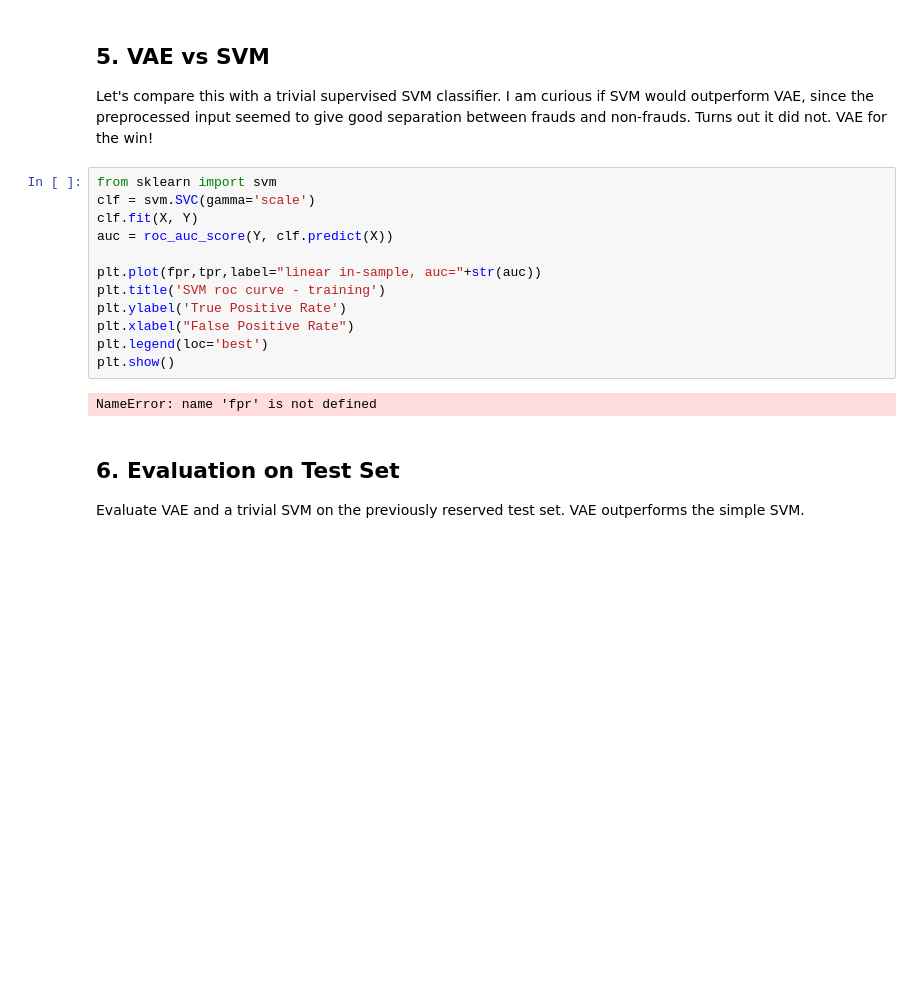
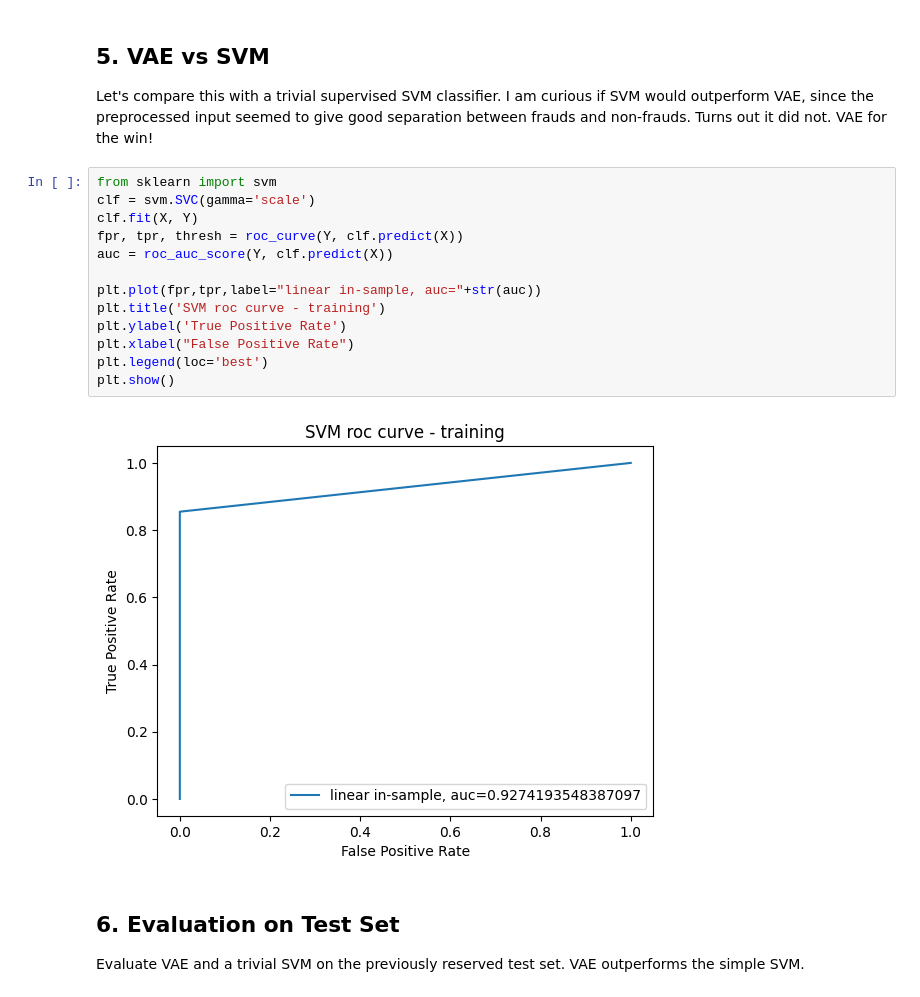
Before and after one commit to anandharaju/Fraud-Detection-using-Variational-AutoEncoder, a Jupyter notebook: fraud-detection-using-variational-autoencoder.ipynb, the cells around one changed output. Drawn from its saved outputs; the diff is of its cells as text; blank space fills up the shorter version.

```diff
--- a/fraud-detection-using-variational-autoencoder.ipynb
+++ b/fraud-detection-using-variational-autoencoder.ipynb
@@ -328,17 +363,18 @@ Let's compare this with a trivial supervised SVM classifier. I am curious if SVM
 # %%
 from sklearn import svm
 clf = svm.SVC(gamma='scale')
 clf.fit(X, Y)
+fpr, tpr, thresh = roc_curve(Y, clf.predict(X))
 auc = roc_auc_score(Y, clf.predict(X))
 
 plt.plot(fpr,tpr,label="linear in-sample, auc="+str(auc))
 plt.title('SVM roc curve - training')
 plt.ylabel('True Positive Rate')
 plt.xlabel("False Positive Rate")
 plt.legend(loc='best')
 plt.show()
 # %% [output]
-NameError: name 'fpr' is not defined
+[figure, added]
 # %% [markdown]
 ## 6. Evaluation on Test Set
 Evaluate VAE and a trivial SVM on the previously reserved test set. VAE outperforms the simple SVM.
```
Also changed, not shown: parts of 16 cells of this notebook.
